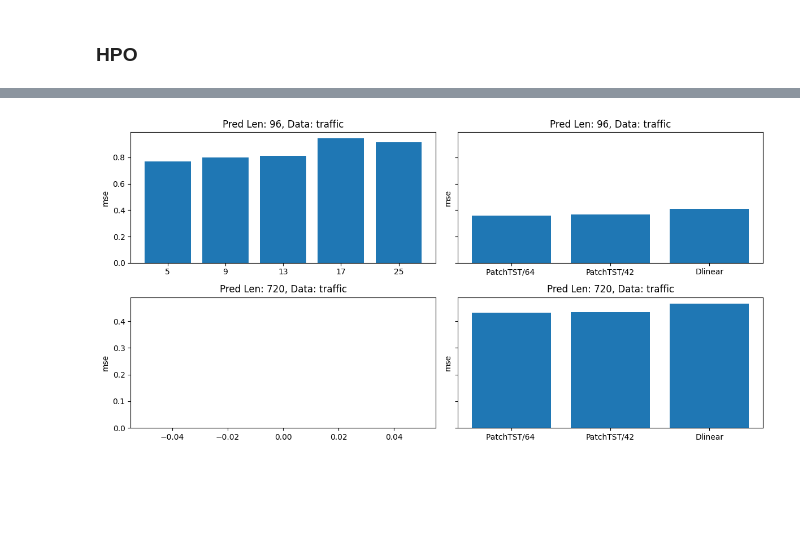
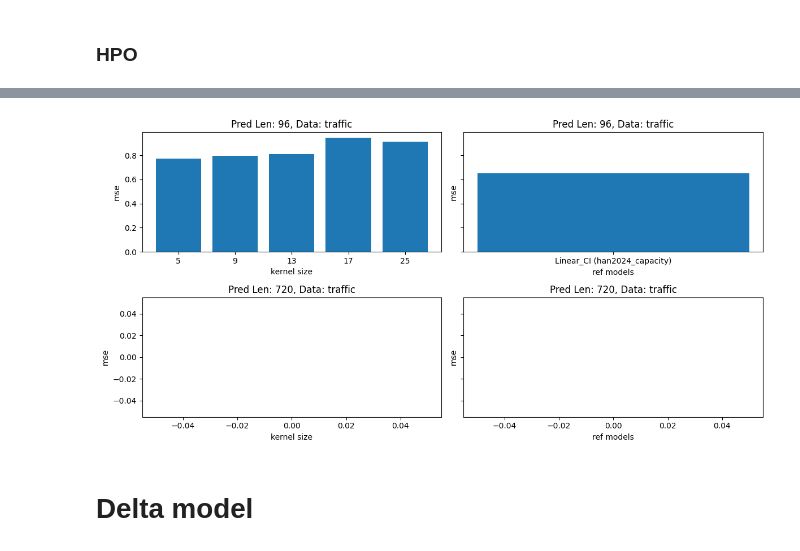
Before and after one commit to simonkral/Thesis_MTSF, a Jupyter notebook: visualization/visualize_results.ipynb, the cells around one changed output, grey strips where cells are left out. Cells and saved outputs as stored; diff of their text form; code cells hidden in the pictures; blank space fills up the shorter version.

Commit message:
Visualization update

```diff
--- a/visualization/visualize_results.ipynb
+++ b/visualization/visualize_results.ipynb
@@ -49,7 +25,8 @@ for run in runs:
 df = pd.DataFrame(run_data)
 
 
-columns_to_keep = ['model', 'pred_len', 'random_seed', 'data_path', 'mae', 'mse', 'conv_kernel_size']
+columns_to_keep = ['model', 'pred_len', 'random_seed', 'patience', 'data_path', 'mae', 'mse', 'seq_len', 'conv_kernel_size', 'n_blocks', 'cd_regularization', 'learn_cd_regularization', 'convex',
+                   'sigmoid']
 
 # Keep only those columns
 df_subset = df[columns_to_keep]
@@ -101,15 +74,24 @@ hyperparam = "conv_kernel_size"
 metric = "mse"
 
 df_hpo = df_subset[(df_subset['model'] == model)]
-df_hpo = df_hpo.dropna()
+#df_hpo = df_hpo.dropna()
+df_hpo = df_hpo.sort_values(by=hyperparam, ascending=True)
 display(df_hpo.head())
 
-df_ref = paper_results_df[(paper_results_df['source'] == "nie2023_patchtst")]
+df_ref = paper_results_df[
+    #(paper_results_df['source'] == "nie2023_patchtst") |
+    #(paper_results_df['model'] == "Linear") | (paper_results_df['model'] == "Linear_CI") | (paper_results_df['model'] == "Linear_CD")
+    (paper_results_df['model'] == "Linear_CI") | (paper_results_df['model'] == "Linear_CD")
+]
 
-
-df_ref.columns = ['data_path', 'pred_len', 'mse', 'mae', 'model', 'source', 'model_source']
+df_ref.columns = ['data_path', 'pred_len', 'mse', 'mae', 'model', 'source', 'ci_cd', 'model_source']
 df_ref = df_ref.replace("ILI", "national_illness")
 df_ref = df_ref.replace("Traffic", "traffic")
+df_ref = df_ref.replace("Weather", "weather")
+
+df_ref = df_ref.dropna()
+
+color_map = {'CI': 'tab:blue', 'CD': 'tab:orange'}
 
 display(df_ref.head())
 # %% [output]
@@ -139,12 +121,17 @@ for i, pred_len in enumerate(pred_len_list):
         axs[i * len(data_path_list) + j, 0].bar(df_filtered[hyperparam].astype(int).astype(str), df_filtered[metric])
         axs[i * len(data_path_list) + j, 0].set_title(f'Pred Len: {pred_len}, Data: {data_path}')
         axs[i * len(data_path_list) + j, 0].set_ylabel(metric)
+        axs[i * len(data_path_list) + j, 0].set_xlabel("kernel size")
 
         df_filtered = df_ref[(df_ref['pred_len'] == str(pred_len)) & (df_ref['data_path'] == data_path)]    # str(pred_len) to match the type in df_ref, "Avg"...
-        axs[i * len(data_path_list) + j, 1].bar(df_filtered["model"], df_filtered[metric])
+        categories = df_filtered["ci_cd"].tolist()
+        colors = [color_map[cat] for cat in categories]
+        axs[i * len(data_path_list) + j, 1].bar(df_filtered["model_source"], df_filtered[metric], color=colors)
         axs[i * len(data_path_list) + j, 1].set_title(f'Pred Len: {pred_len}, Data: {data_path}')
         axs[i * len(data_path_list) + j, 1].set_ylabel(metric)
+        axs[i * len(data_path_list) + j, 1].set_xlabel("ref models")
 
 plt.tight_layout()
+plt.savefig("plots/DWSC/"+data_path+"_"+model+".png", dpi=300)
 plt.show()
 # %% [output]
@@ -163,12 +150,20 @@ for i, pred_len in enumerate(pred_len_list):
         axs[i * len(data_path_list) + j, 0].bar(df_filtered[hyperparam].astype(int).astype(str), df_filtered[metric])
         axs[i * len(data_path_list) + j, 0].set_title(f'Pred Len: {pred_len}, Data: {data_path}')
         axs[i * len(data_path_list) + j, 0].set_ylabel(metric)
+        axs[i * len(data_path_list) + j, 0].set_xlabel("kernel size")
 
         df_filtered = df_ref[(df_ref['pred_len'] == str(pred_len)) & (df_ref['data_path'] == data_path)]    # str(pred_len) to match the type in df_ref, "Avg"...
-        axs[i * len(data_path_list) + j, 1].bar(df_filtered["model"], df_filtered[metric])
+        display(df_filtered.head())
+        categories = df_filtered["ci_cd"].tolist()
+        colors = [color_map[cat] for cat in categories]
+        print(colors)
+        print(len(df_filtered), len(colors))
+        axs[i * len(data_path_list) + j, 1].bar(df_filtered["model_source"], df_filtered[metric], color=colors)
         axs[i * len(data_path_list) + j, 1].set_title(f'Pred Len: {pred_len}, Data: {data_path}')
         axs[i * len(data_path_list) + j, 1].set_ylabel(metric)
+        axs[i * len(data_path_list) + j, 1].set_xlabel("ref models")
 
 plt.tight_layout()
+plt.savefig("plots/DWSC/"+data_path+"_"+model+".png", dpi=300)
 plt.show()
 # %% [output]
@@ -176,24 +179,31 @@ plt.show()
 # %%
 pred_len_list = [96, 720]
 data_path_list = ["traffic"]
 
 fig, axs = plt.subplots(len(pred_len_list)*len(data_path_list), 2, figsize=(12, 6), sharey='row')
 
 #df_ref = df_ref[(df_ref['data_path'] == "ETTh1")]
 
 for i, pred_len in enumerate(pred_len_list):
     for j, data_path in enumerate(data_path_list):
         df_filtered = df_hpo[(df_hpo['pred_len'] == pred_len) & (df_hpo['data_path'] == data_path)]
         axs[i * len(data_path_list) + j, 0].bar(df_filtered[hyperparam].astype(int).astype(str), df_filtered[metric])
         axs[i * len(data_path_list) + j, 0].set_title(f'Pred Len: {pred_len}, Data: {data_path}')
         axs[i * len(data_path_list) + j, 0].set_ylabel(metric)
+        axs[i * len(data_path_list) + j, 0].set_xlabel("kernel size")
 
         df_filtered = df_ref[(df_ref['pred_len'] == str(pred_len)) & (df_ref['data_path'] == data_path)]    # str(pred_len) to match the type in df_ref, "Avg"...
-        axs[i * len(data_path_list) + j, 1].bar(df_filtered["model"], df_filtered[metric])
+        categories = df_filtered["ci_cd"].tolist()
+        colors = [color_map[cat] for cat in categories]
+        axs[i * len(data_path_list) + j, 1].bar(df_filtered["model_source"], df_filtered[metric], color=colors)
         axs[i * len(data_path_list) + j, 1].set_title(f'Pred Len: {pred_len}, Data: {data_path}')
         axs[i * len(data_path_list) + j, 1].set_ylabel(metric)
+        axs[i * len(data_path_list) + j, 1].set_xlabel("ref models")
 
 plt.tight_layout()
+plt.savefig("plots/DWSC/"+data_path+"_"+model+".png", dpi=300)
 plt.show()
 # %% [output]
-[figure, old version]
+[figure, new version]
+# %% [markdown]
+# Delta model
```
Also changed, not shown: parts of 22 cells of this notebook, 1 other file.
